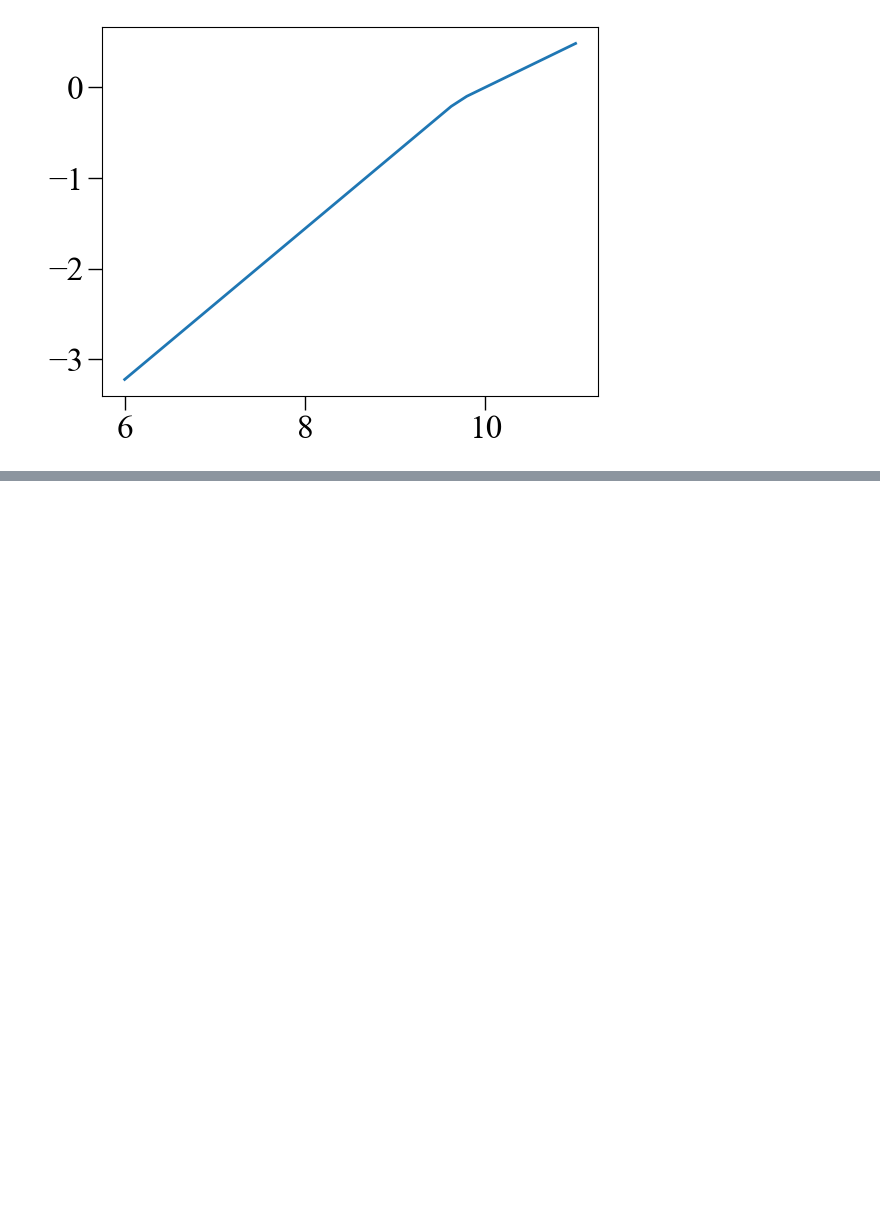
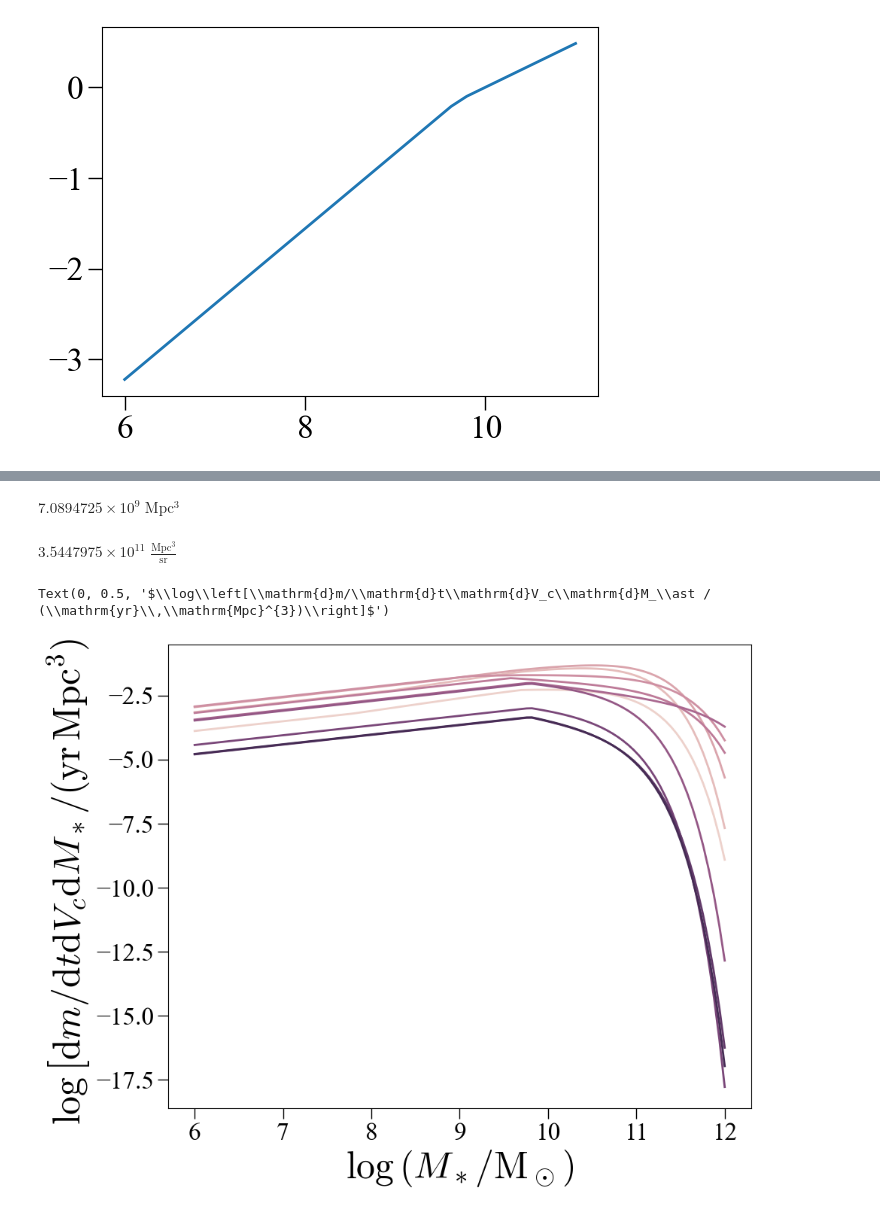
Before and after one commit to lmdesa/BOSSA, a Jupyter notebook: notebooks/GalaxySamplingConsistency.ipynb, the cells around one changed output, grey strips where cells are left out. Saved outputs shown, nothing was run; the diff lists cells and outputs as text; code cells hidden in the pictures; blank space fills up the shorter version.

```diff
--- a/notebooks/GalaxySamplingConsistency.ipynb
+++ b/notebooks/GalaxySamplingConsistency.ipynb
@@ -208,0 +217,17 @@ plt.fill_between([0,10], [1/3,1/3], [3,3], color='gray', alpha=0.5)
+# %%
+plot_redshifts = np.linspace(0, 10, 100)
+plot_sfrds = np.zeros(plot_redshifts.shape)
+
+flatenning = SFMR_option
+fixed_slope = GSMF_option
+scatter_model = 'none'
+for i, redshift in enumerate(plot_redshifts):
+    sfmr = SFMR(redshift=redshift,
+                flattening=flatenning,
+                scatter_model='none')
+    gsmf = GSMF(redshift=redshift,
+                fixed_slope=fixed_slope)
+    def f(logm):
+        return 10.**sfmr.logsfr(logm) * 10.**gsmf.log_gsmf(logm)
+    sfrd = quad(f, 6., 12.)[0]
+    plot_sfrds[i] = sfrd
@@ -208,0 +240,37 @@ plt.fill_between([0,10], [1/3,1/3], [3,3], color='gray', alpha=0.5)
+# %%
+d = 0.01
+cosmo.comoving_volume(1+d) - cosmo.comoving_volume(1-d)
+# %% [output]
+$7.0894725 \times 10^{9} \; \mathrm{Mpc^{3}}$
+# %%
+cosmo.differential_comoving_volume(1)*4*np.pi
+# %% [output]
+$3.5447975 \times 10^{11} \; \mathrm{\frac{Mpc^{3}}{sr}}$
+# %%
+fig, ax = plt.subplots(figsize=(10,8))
+
+plot_redshifts = np.linspace(0, 10, 10)
+plot_sfrds = np.zeros(plot_redshifts.shape)
+plot_logms = np.linspace(6, 12, 100)
+
+flatenning = SFMR_option
+fixed_slope = GSMF_option
+scatter_model = 'none'
+for i, redshift in enumerate(plot_redshifts):
+    c = cm_cubehelix(i/len(plot_redshifts))
+    sfmr = SFMR(redshift=redshift,
+                flattening=flatenning,
+                scatter_model='none')
+    gsmf = GSMF(redshift=redshift,
+                fixed_slope=fixed_slope)
+    def f(logm):
+        return 10.**sfmr.logsfr(logm) * 10.**gsmf.log_gsmf(logm)
+    ax.plot(plot_logms, [np.log10(f(logm)) for logm in plot_logms], c=c)
+    #sfrd = quad(f, 6., 12.)[0]
+    #plot_sfrds[i] = sfrd
+
+ax.set_xlabel(r'$\log\left(M_\ast/\mathrm{M}_\odot\right)$')
+ax.set_ylabel(r'$\log\left[\mathrm{d}m/\mathrm{d}t\mathrm{d}V_c\mathrm{d}M_\ast / (\mathrm{yr}\,\mathrm{Mpc}^{3})\right]$')
+# %% [output]
+Text(0, 0.5, '$\\log\\left[\\mathrm{d}m/\\mathrm{d}t\\mathrm{d}V_c\\mathrm{d}M_\\ast / (\\mathrm{yr}\\,\\mathrm{Mpc}^{3})\\right]$')
+[figure, added]
```
Also changed, not shown: parts of 17 cells of this notebook, 2 other files.
